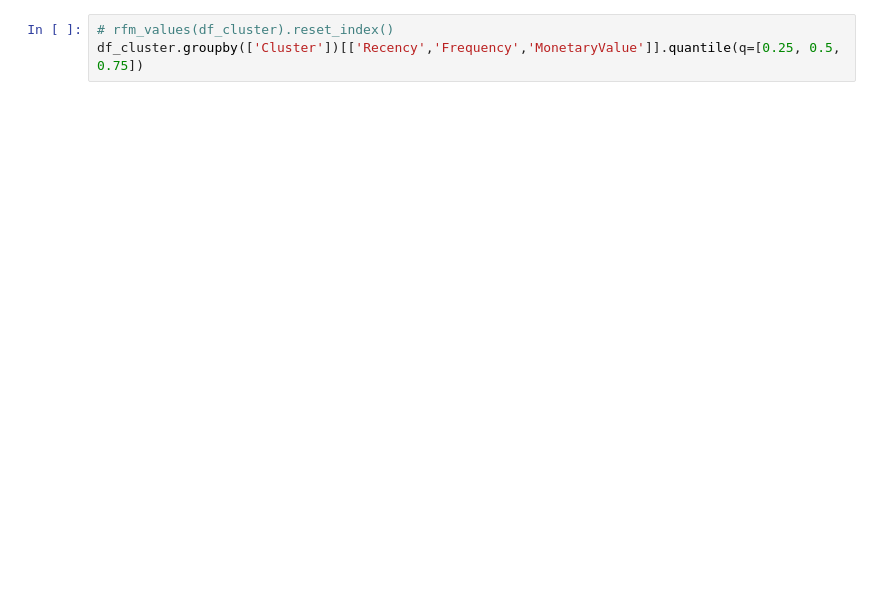
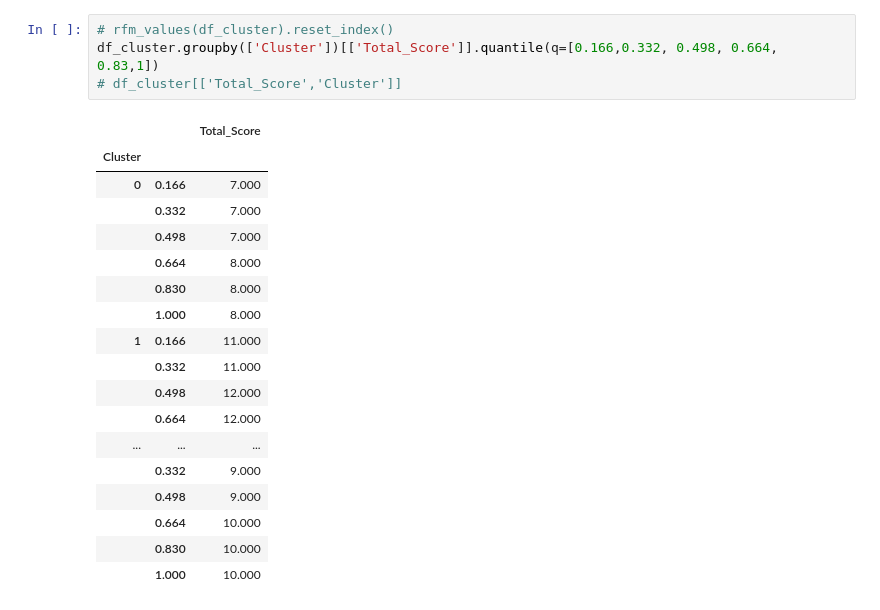
Before and after one commit to frandak2/online_retail_analysis, a Jupyter notebook: notebooks/Cluster_analysis.ipynb, the cells around one changed output. Drawn from its saved outputs; the diff is of its cells as text; blank space fills up the shorter version.

```diff
--- a/notebooks/Cluster_analysis.ipynb
+++ b/notebooks/Cluster_analysis.ipynb
@@ -35,3 +87,23 @@ def rfm_values(df):
 # %%
 # rfm_values(df_cluster).reset_index()
-df_cluster.groupby(['Cluster'])[['Recency','Frequency','MonetaryValue']].quantile(q=[0.25, 0.5, 0.75])
+df_cluster.groupby(['Cluster'])[['Total_Score']].quantile(q=[0.166,0.332, 0.498, 0.664, 0.83,1])
+# df_cluster[['Total_Score','Cluster']]
+# %% [output]
+|  |  | Total_Score |
+| Cluster |  |  |
+| 0 | 0.166 | 7.000 |
+|  | 0.332 | 7.000 |
+|  | 0.498 | 7.000 |
+|  | 0.664 | 8.000 |
+|  | 0.830 | 8.000 |
+|  | 1.000 | 8.000 |
+| 1 | 0.166 | 11.000 |
+|  | 0.332 | 11.000 |
+|  | 0.498 | 12.000 |
+|  | 0.664 | 12.000 |
+| ... | ... | ... |
+|  | 0.332 | 9.000 |
+|  | 0.498 | 9.000 |
+|  | 0.664 | 10.000 |
+|  | 0.830 | 10.000 |
+|  | 1.000 | 10.000 |
```
Also changed, not shown: parts of 14 cells of this notebook, 7 other files.
